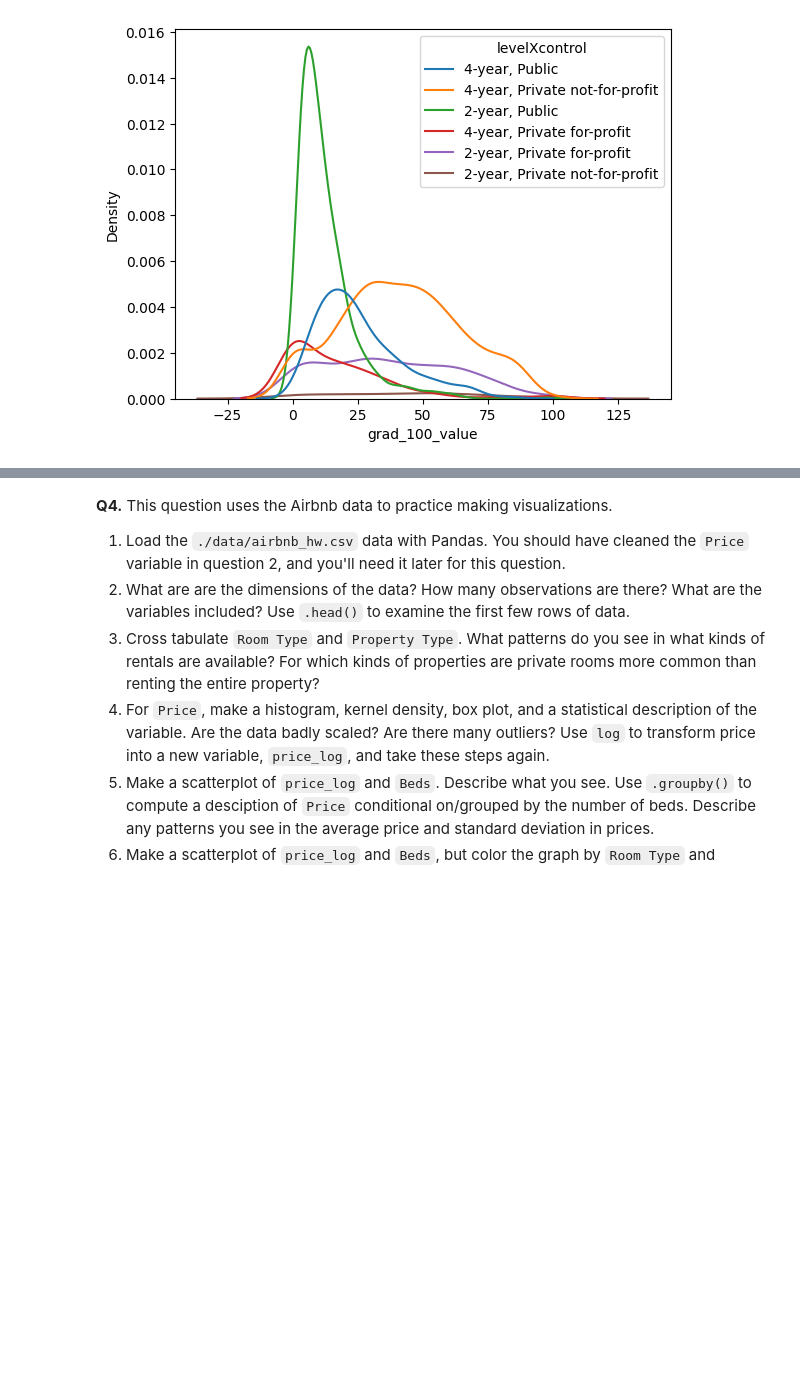
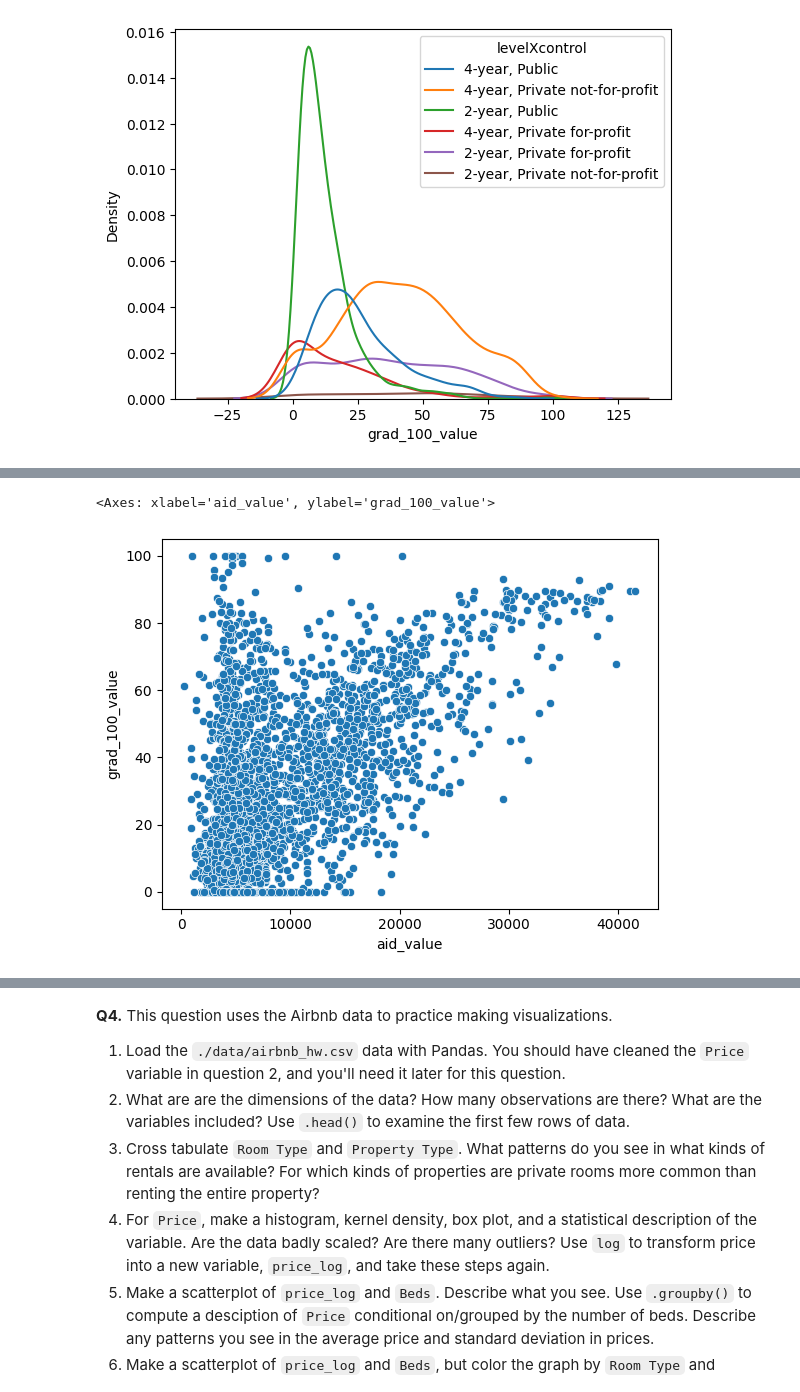
Before and after one commit to charlie-perez-35/DS3001-assignment2, a Jupyter notebook: assignment2.ipynb, the cells around one changed output, grey strips where cells are left out. Drawn from its saved outputs; the diff is of its cells as text; code cells hidden in the pictures; blank space fills up the shorter version.

```diff
--- a/assignment2.ipynb
+++ b/assignment2.ipynb
@@ -720,0 +760,7 @@ sns.kdeplot(data=df, x=var, hue=var4)
+# %%
+# end part 7, beginning part 8
+
+sns.scatterplot(data=df,x=var5, y=var)
+# %% [output]
+<Axes: xlabel='aid_value', ylabel='grad_100_value'>
+[figure, added]
```
Also changed, not shown: parts of 9 cells of this notebook.
